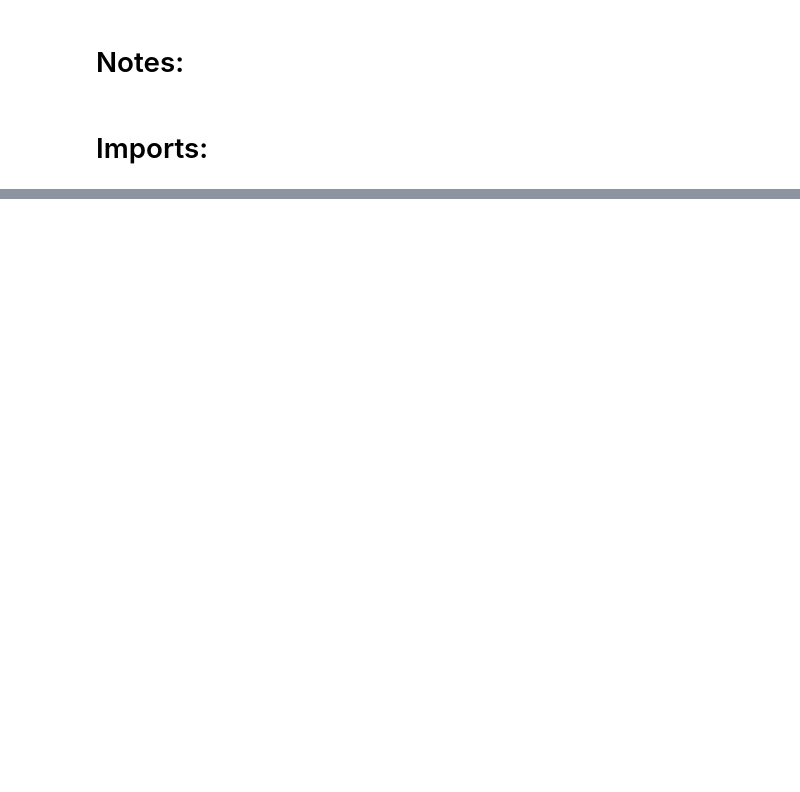
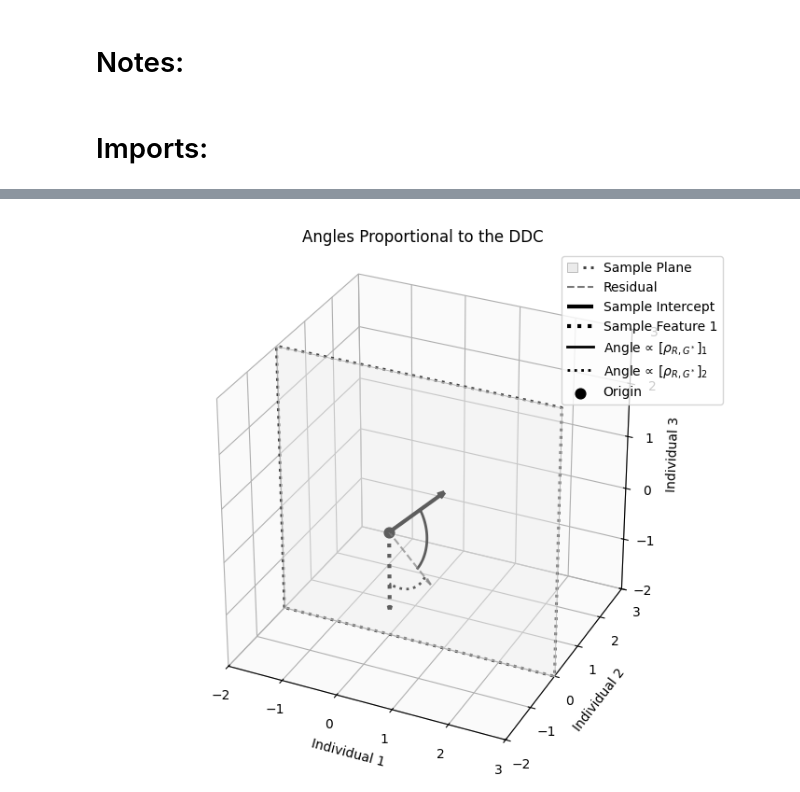
Before and after one commit to homage-to-the-square/exact-error-attributions, a Jupyter notebook: Graphs for Misc Examples/Cosine_Similarity.ipynb, the cells around one changed output, grey strips where cells are left out. Cells and saved outputs as stored; diff of their text form; code cells hidden in the pictures; blank space fills up the shorter version.

```diff
--- a/Graphs for Misc Examples/Cosine_Similarity.ipynb
+++ b/Graphs for Misc Examples/Cosine_Similarity.ipynb
@@ -433,17 +335,0 @@ Residual · v2 = 0.000000 (should be ~0)
-# %%
-import matplotlib.pyplot as plt
-import numpy as np
-
-plt.rcParams['text.usetex'] = True
-
-
-t = np.linspace(0.0, 1.0, 100)
-s = np.cos(4 * np.pi * t) + 2
-
-fig, ax = plt.subplots(figsize=(6, 4), tight_layout=True)
-ax.plot(t, s)
-
-ax.set_xlabel(r'\textbf{time (s)}')
-ax.set_ylabel('\\textit{Velocity (\N{DEGREE SIGN}/sec)}', fontsize=16)
-ax.set_title(r'\TeX\ is Number $\displaystyle\sum_{n=1}^\infty'
-             r'\frac{-e^{i\pi}}{2^n}$!', fontsize=16, color='r')
@@ -659,0 +515,78 @@ Residual · v2 = 0.000000 (should be ~0)
+# %%
+import numpy as np
+import matplotlib.pyplot as plt
+from mpl_toolkits.mplot3d.art3d import Poly3DCollection
+from matplotlib.patches import Patch
+from matplotlib.lines import Line2D
+from matplotlib.legend_handler import HandlerTuple
+
+# --- Geometry specific to this plot ---
+pop_n, pop_o = plane_params_from_vectors(v1, v2, origin)
+proj_Y       = project_point_to_plane(v3, pop_n, origin)
+residual     = v3 - proj_Y
+samp_n, samp_o = plane_params_from_vectors(v4, v5, origin)
+samp_poly    = intersection_with_box(samp_n, samp_o, xlim, ylim, zlim)
+
+# --- Plot ---
+fig = plt.figure(figsize=(7,6))
+ax  = fig.add_subplot(111, projection='3d')
+
+# Sample plane: very light, semi-transparent fill, distinct dotted dark outline
+samp_plane_poly = Poly3DCollection([samp_poly], facecolors='0.92', edgecolor='0.70',
+                                   linewidths=0.6, alpha=0.4)
+ax.add_collection3d(samp_plane_poly)
+samp_poly_outline = np.vstack([samp_poly, samp_poly[0]])
+ax.plot(samp_poly_outline[:,0], samp_poly_outline[:,1], samp_poly_outline[:,2],
+        color='0.25', lw=2.2, linestyle=':')
+
+# Residual vector: dark, dashed, thinner
+ax.quiver(*origin, *residual, color='0.25', linestyle='--', alpha=.7,
+          lw=1.5, arrow_length_ratio=.1, label='Residual')
+
+# Sample X0: medium-dark, solid
+ax.quiver(*origin, *v4, color='0.00', linestyle='-', lw=3,
+          arrow_length_ratio=.1, label=f'Sample {X0_name}')
+
+# Sample X1: light, dash-dot, thicker
+ax.quiver(*origin, *v5, color='0.00', linestyle='dotted', lw=3,
+          arrow_length_ratio=.1, label=f'Sample {X1_name}')
+
+# Angle arcs: match vectors
+draw_angle_arc(ax, origin, residual, v4, radius=.8, color='0.00', linestyle='-',
+               label=r'Angle ∝ $[\rho_{R,G^*}]_1$')
+draw_angle_arc(ax, origin, residual, v5, radius=1.0, color='0.00', linestyle='dotted',
+               label=r'Angle ∝ $[\rho_{R,G^*}]_2$')
+
+ax.scatter(*origin, color='0.00', s=60, marker='o', label='Origin')
+ax.view_init(elev=elev, azim=azim)
+for a in 'xyz':
+    getattr(ax, f'set_{a}label')(f'Individual {["x","y","z"].index(a)+1}')
+ax.set_xlim(xlim); ax.set_ylim(ylim); ax.set_zlim(zlim)
+ax.set_box_aspect([1,1,1])
+
+# ---- Custom legend handle for Sample Plane -----
+sample_plane_patch = Patch(facecolor='0.92', edgecolor='0.70', linewidth=0.6)
+sample_plane_outline = Line2D([0], [0], color='0.25', lw=2.2, linestyle=':')
+custom_handles = [(sample_plane_patch, sample_plane_outline)]
+custom_labels = ['Sample Plane']
+
+# Add remaining handles (avoid duplicates)
+handles, labels = ax.get_legend_handles_labels()
+for h, l in zip(handles, labels):
+    if l not in custom_labels:
+        custom_handles.append(h)
+        custom_labels.append(l)
+
+ax.legend(custom_handles, custom_labels, handler_map={tuple: HandlerTuple(ndivide=None)}, loc='best', bbox_to_anchor=(1.1, 1))
+
+ax.set_title('Angles Proportional to the DDC')
+
+ax.xaxis.set_pane_color((bkgrd_color, bkgrd_color, bkgrd_color, 1.0))
+ax.yaxis.set_pane_color((bkgrd_color, bkgrd_color, bkgrd_color, 1.0))
+ax.zaxis.set_pane_color((bkgrd_color, bkgrd_color, bkgrd_color, 1.0))
+
+plt.tight_layout()
+plt.show()
+plt.savefig('cosine_similarity_4', dpi=600)
+# %% [output]
+[figure, added]
```
Also changed, not shown: parts of 29 cells of this notebook, 38 other files.
